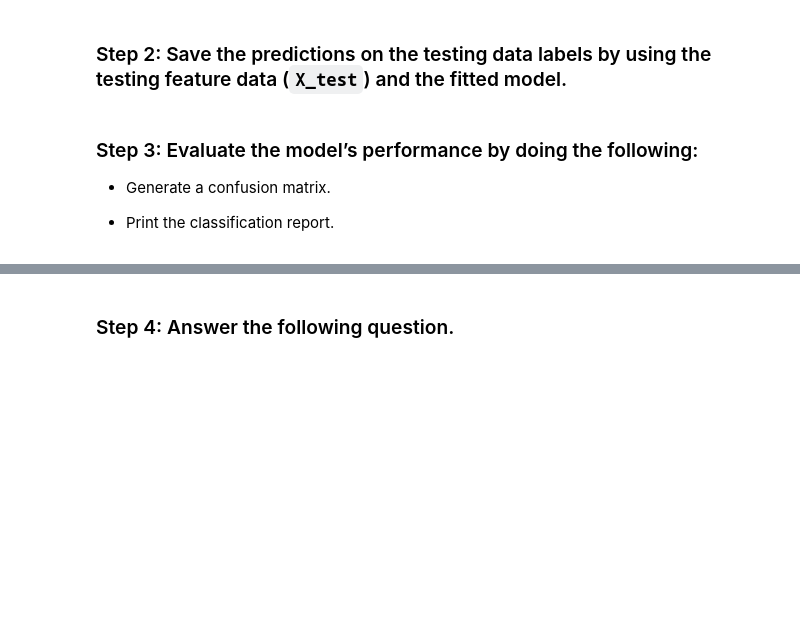
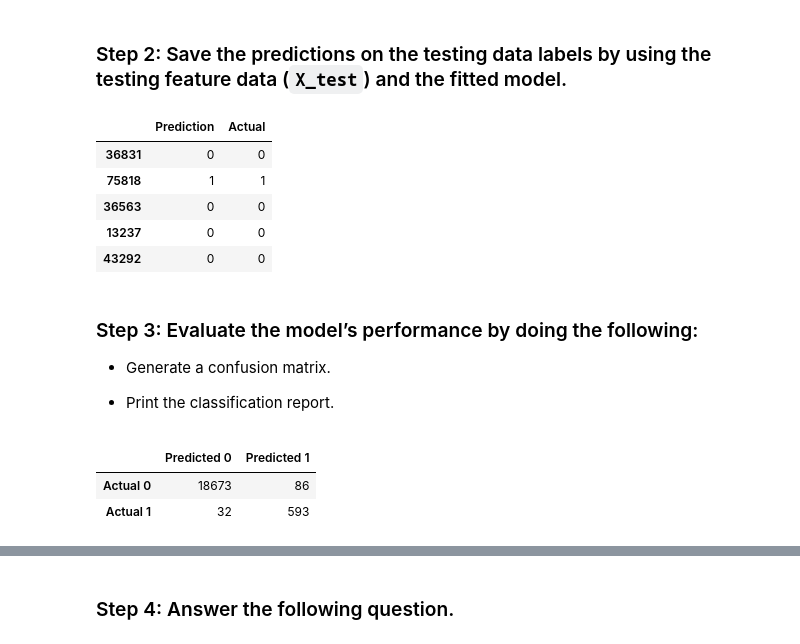
Before and after one commit to nebiat24/credit-risk-classification, a Jupyter notebook: Credit_Risk/credit_risk_classification.ipynb, the cells around one changed output, grey strips where cells are left out. Saved outputs shown, nothing was run; the diff lists cells and outputs as text; code cells hidden in the pictures; blank space fills up the shorter version.

```diff
--- a/Credit_Risk/credit_risk_classification.ipynb
+++ b/Credit_Risk/credit_risk_classification.ipynb
@@ -91,7 +91,16 @@ LogisticRegression(random_state=1)
 ### Step 2: Save the predictions on the testing data labels by using the testing feature data (`X_test`) and the fitted model.
 # %%
 # Make a prediction using the testing data
-prediction=lr_model.predict(X_test)
+predictions=lr_model.predict(X_test)
+predictions_df=pd.DataFrame({"Prediction":predictions,"Actual":y_test})
+predictions_df.head()
+# %% [output]
+|  | Prediction | Actual |
+| 36831 | 0 | 0 |
+| 75818 | 1 | 1 |
+| 36563 | 0 | 0 |
+| 13237 | 0 | 0 |
+| 43292 | 0 | 0 |
 # %% [markdown]
 ### Step 3: Evaluate the model’s performance by doing the following:
 
@@ -100,6 +109,12 @@ prediction=lr_model.predict(X_test)
 * Print the classification report.
 # %%
 # Generate a confusion matrix for the model
-balanced_accuracy_score=(y_test,prediction)
+cm = confusion_matrix(y_test,predictions)
+cm_df = pd.DataFrame(cm, index=["Actual 0", "Actual 1"], columns=["Predicted 0", "Predicted 1"])
+cm_df
+# %% [output]
+|  | Predicted 0 | Predicted 1 |
+| Actual 0 | 18673 | 86 |
+| Actual 1 | 32 | 593 |
 # %%
 # Print the classification report for the model
```
Also changed, not shown: parts of 13 cells of this notebook, 1 other file.
